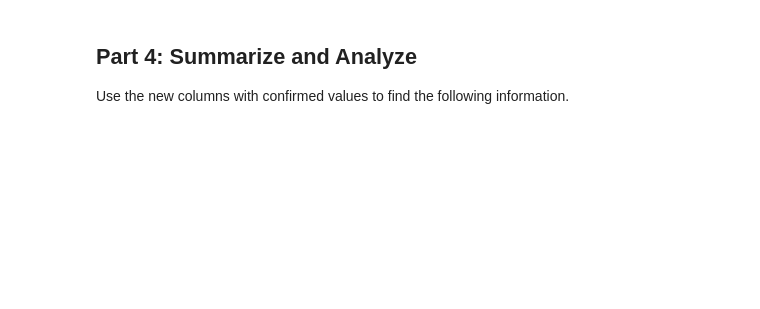
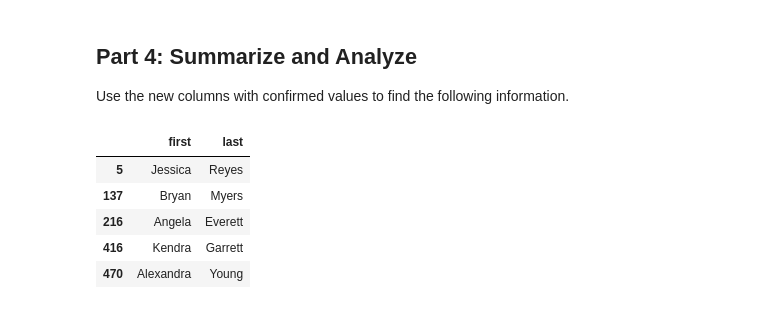
Before and after one commit to ReptilianRex6/pandas-challenge-1, a Jupyter notebook: module_4_challenge.ipynb, the cells around one changed output. Saved outputs shown, nothing was run; the diff lists cells and outputs as text; code cells hidden in the pictures; blank space fills up the shorter version.

```diff
--- a/module_4_challenge.ipynb
+++ b/module_4_challenge.ipynb
@@ -156,3 +179,6 @@ Name: shipping, dtype: float64
 # Create a column for the total price
 # using the subtotal and the shipping price
 # along with a sales tax of 9.25%
+df['total'] = df['subtotal'] + df['shipping']
+df['total'] += (df['total'] * .0925)
+df['total'].head()
@@ -161,3 +194,5 @@ Name: shipping, dtype: float64
 # of each line using unit cost, qty, and
 # shipping price (assume the shipping cost
 # is exactly what is charged to the client).
+df['cost'] = df['unit_cost'] * df['qty'] + df['shipping']
+df['cost'].head()
@@ -164,3 +206,5 @@ Name: shipping, dtype: float64
 # %%
 # Create a column for the profit of
 # each line using line cost and line price
+df['profit'] = df['total'] - df['cost']
+df['profit'].head().round(2)
@@ -178,6 +246,16 @@ Order ID 6128929 had a total price of \$923,441.25
 # %% [markdown]
 ## Part 4: Summarize and Analyze
 Use the new columns with confirmed values to find the following information.
+# %%
+top_five_clients_names = df[df['client_id'].isin(top_five_clients_list)][['first','last']].drop_duplicates()
+top_five_clients_names
+# %% [output]
+|  | first | last |
+| 5 | Jessica | Reyes |
+| 137 | Bryan | Myers |
+| 216 | Angela | Everett |
+| 416 | Kendra | Garrett |
+| 470 | Alexandra | Young |
 # %%
 # How much did each of the top 5 clients by quantity
 # spend? Check your work from Part 1 for client ids.
```
Also changed, not shown: parts of 9 cells of this notebook.
